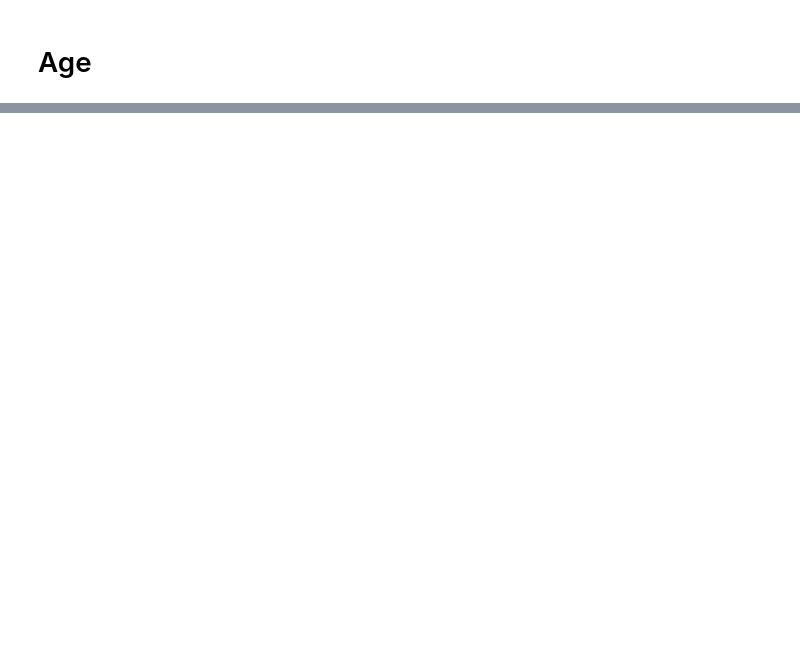
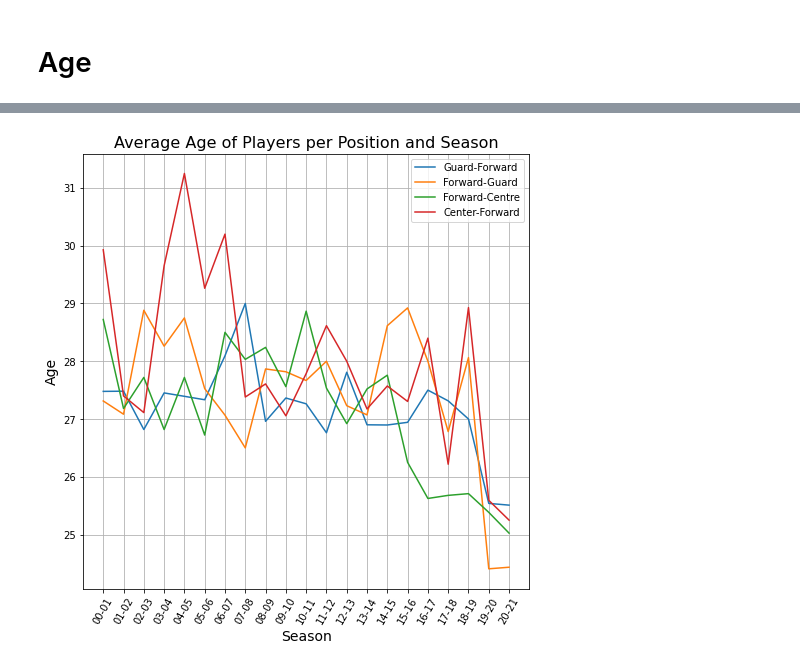
Before and after one commit to kmcsquared/TFM, a Jupyter notebook: players.ipynb, the cells around one changed output, grey strips where cells are left out. Saved outputs shown, nothing was run; the diff lists cells and outputs as text; code cells hidden in the pictures; blank space fills up the shorter version.

```diff
--- a/players.ipynb
+++ b/players.ipynb
@@ -321,0 +376,29 @@ all_players
+# %%
+# Average Age by Position and Season (combo players)
+# Players that play multiple positions
+
+age_by_position_combo = all_players.copy()
+position_meanings = {
+    'G-F': 'Guard-Forward',
+    'F-G': 'Forward-Guard',
+    'F-C': 'Forward-Centre',
+    'C-F': 'Center-Forward'
+}
+
+plt.figure(figsize=(8,8))
+plt.title('Average Age of Players per Position and Season', fontsize=16)
+plt.xlabel('Season', fontsize=14)
+plt.ylabel('Age', fontsize=14)
+
+for position in position_meanings.keys():
+    position_data = age_by_position_combo[age_by_position_combo['POSITION'] == position].groupby('SEASON').agg({'AGE': 'mean'})
+    plt.plot(position_data, label=position_meanings[position])
+
+x_labels = [season[2:] for season in seasons]
+plt.tick_params(axis='x', which='major', labelsize=10, rotation=60)
+plt.xticks(np.arange(0,21), x_labels)
+plt.grid(True)
+plt.legend()
+plt.show()
+# %% [output]
+[figure, added]
```
Also changed, not shown: parts of 10 cells of this notebook, 3 other files.
